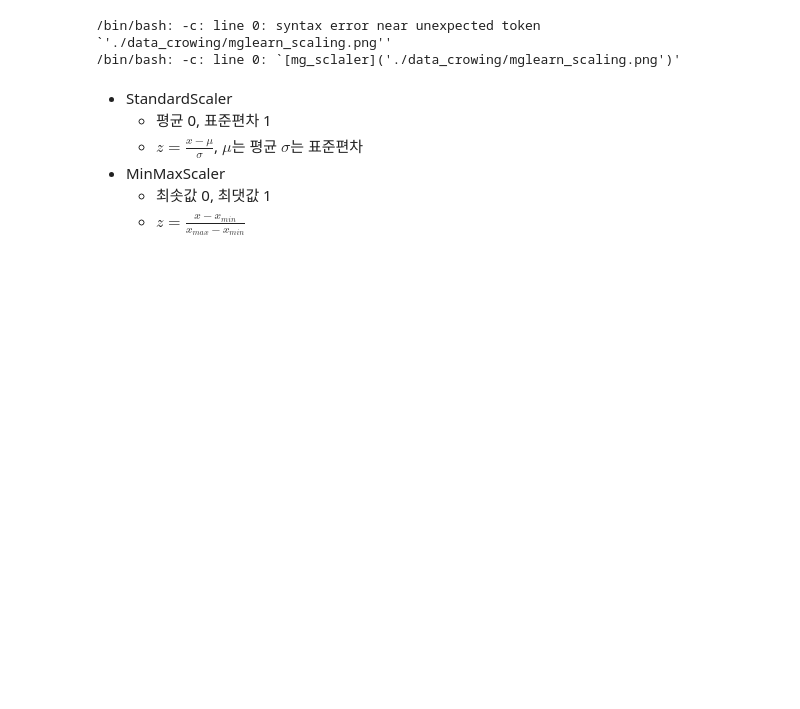
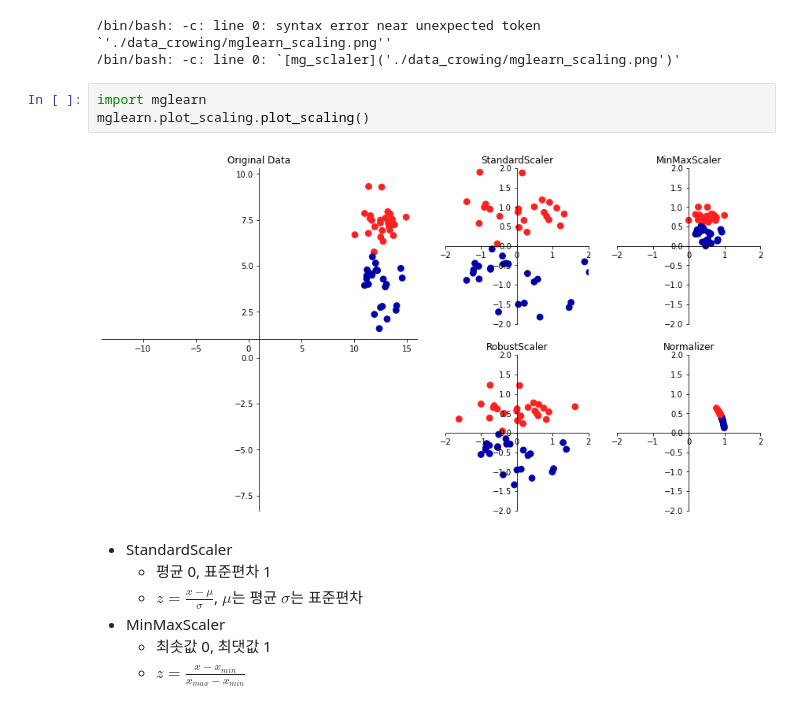
Before and after one commit to kimberlyydanij/python_demo, a Jupyter notebook: python_29_기계학습_데이터.ipynb, the cells around one changed output. Drawn from its saved outputs; the diff is of its cells as text; blank space fills up the shorter version.

```diff
--- a/python_29_기계학습_데이터.ipynb
+++ b/python_29_기계학습_데이터.ipynb
@@ -382,6 +396,11 @@ Requirement already satisfied: scipy>=1.1.0 in /usr/local/lib/python3.8/dist-pac
 # %% [output]
 /bin/bash: -c: line 0: syntax error near unexpected token `'./data_crowing/mglearn_scaling.png''
 /bin/bash: -c: line 0: `[mg_sclaler]('./data_crowing/mglearn_scaling.png')'
+# %%
+import mglearn
+mglearn.plot_scaling.plot_scaling()
+# %% [output]
+[figure, added]
 # %% [markdown]
 - StandardScaler
     - 평균 0, 표준편차 1
```
Also changed, not shown: parts of 2 cells of this notebook.
